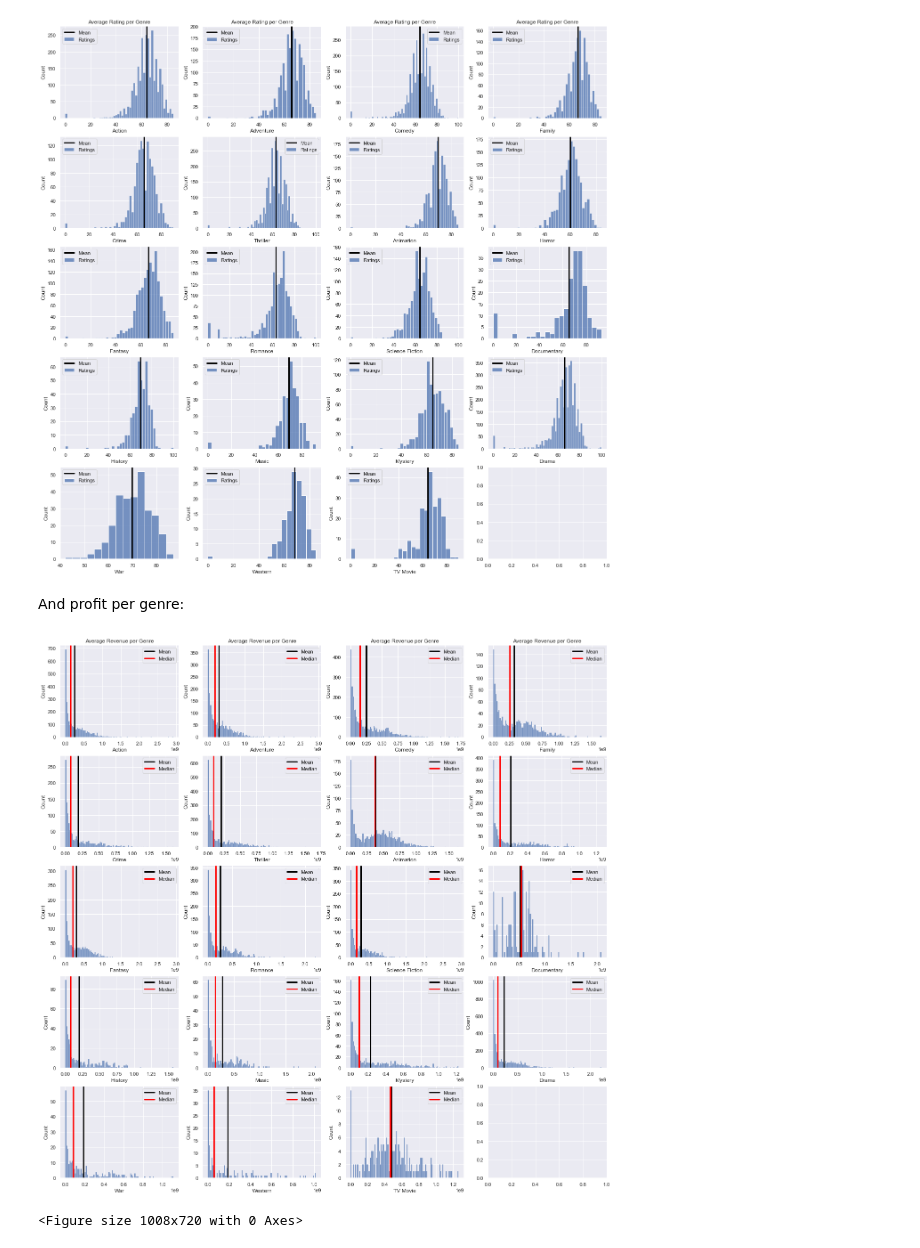
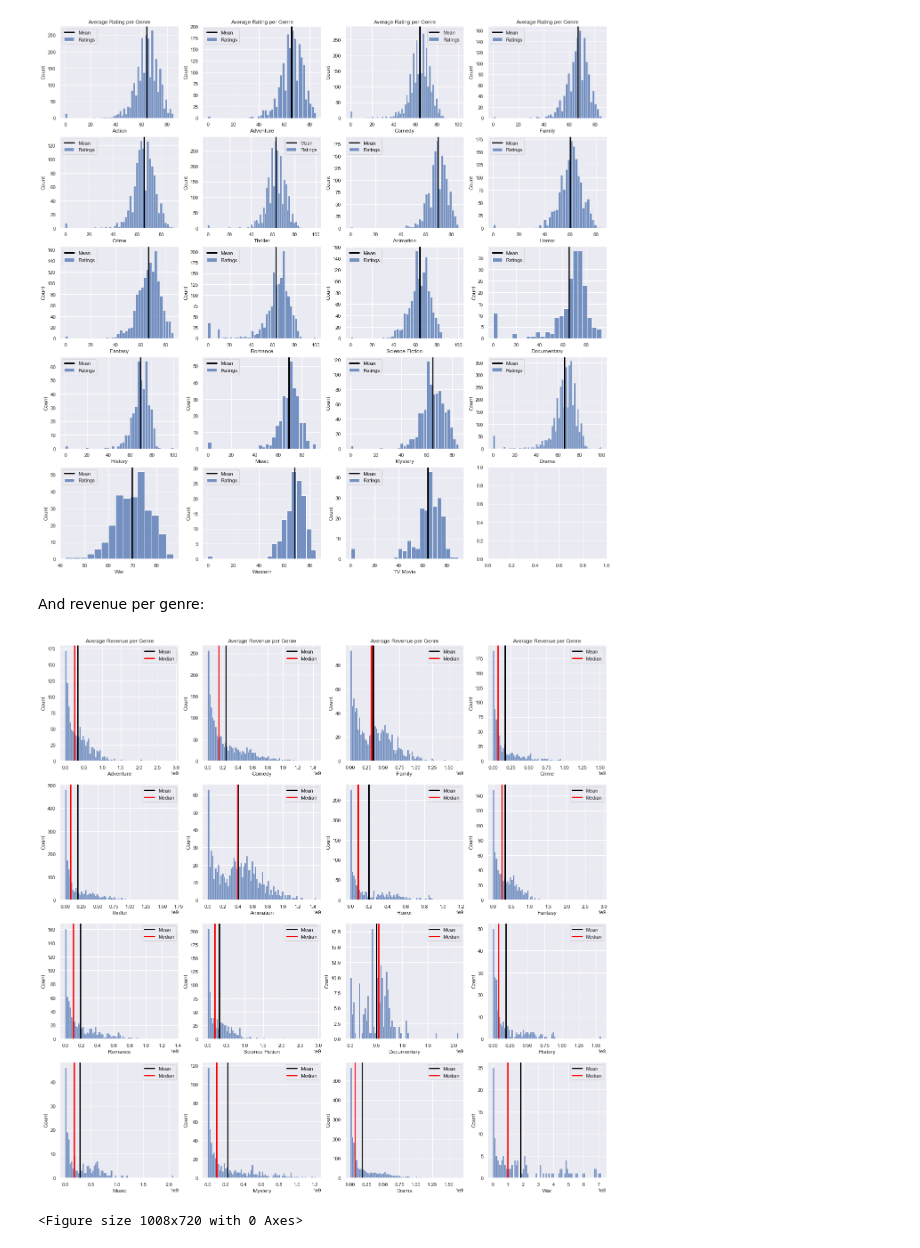
Before and after one commit to Reynch/dsc-phase-2-project-v3, a Jupyter notebook: Rachel.ipynb, the cells around one changed output. Saved outputs shown, nothing was run; the diff lists cells and outputs as text; code cells hidden in the pictures.

```diff
--- a/Rachel.ipynb
+++ b/Rachel.ipynb
@@ -420,33 +420,33 @@ for genre in genre_list:
 # %% [output]
 [figure]
 # %% [markdown]
-And profit per genre:
+And revenue per genre:
 # %%
 sns.set_theme(context='notebook', style='darkgrid', palette='deep', font='sans-serif',
               font_scale=1, color_codes=True, rc=None)
 
-fig, axs = plt.subplots(5, 4, figsize=(22, 22))
+fig, axs = plt.subplots(4, 4, figsize=(22, 22))
 y = 0
 x = 0
 
 for genre in genre_list:
     sns.histplot(imdb_movies[imdb_movies[genre] == True]['revenue'], ax = axs[math.floor(x),y%4], bins=int(np.sqrt(len(imdb_movies[genre]))))
     axs[math.floor(x),y%4].set_xlabel(genre)
     axs[math.floor(x),y%4].axvline(x = imdb_movies[imdb_movies[genre] == True]['revenue'].mean(), color = 'black', lw = 3)
     axs[math.floor(x),y%4].axvline(x = imdb_movies[imdb_movies[genre] == True]['revenue'].median(), color = 'red', lw = 3)
 
     labels = ['Mean', 'Median']
     axs[math.floor(x),y%4].legend(labels)
 
     if math.floor(x) == 0:
         axs[math.floor(x),y%4].set_title('Average Revenue per Genre')
     y += 1
     x += .25
 
-
+plt.savefig("./images/avg_revenue_per_genre.png", dpi=150)
     # compare to median, how many movies make a profit vs ones that dont
 # %% [output]
-[figure, old version]
+[figure, new version]
 # %%
 # sns.set_theme(context='notebook', style='darkgrid', palette='deep', font='sans-serif',
 #               font_scale=1, color_codes=True, rc=None)
```
Also changed, not shown: parts of 8 cells of this notebook, 6 other files.
